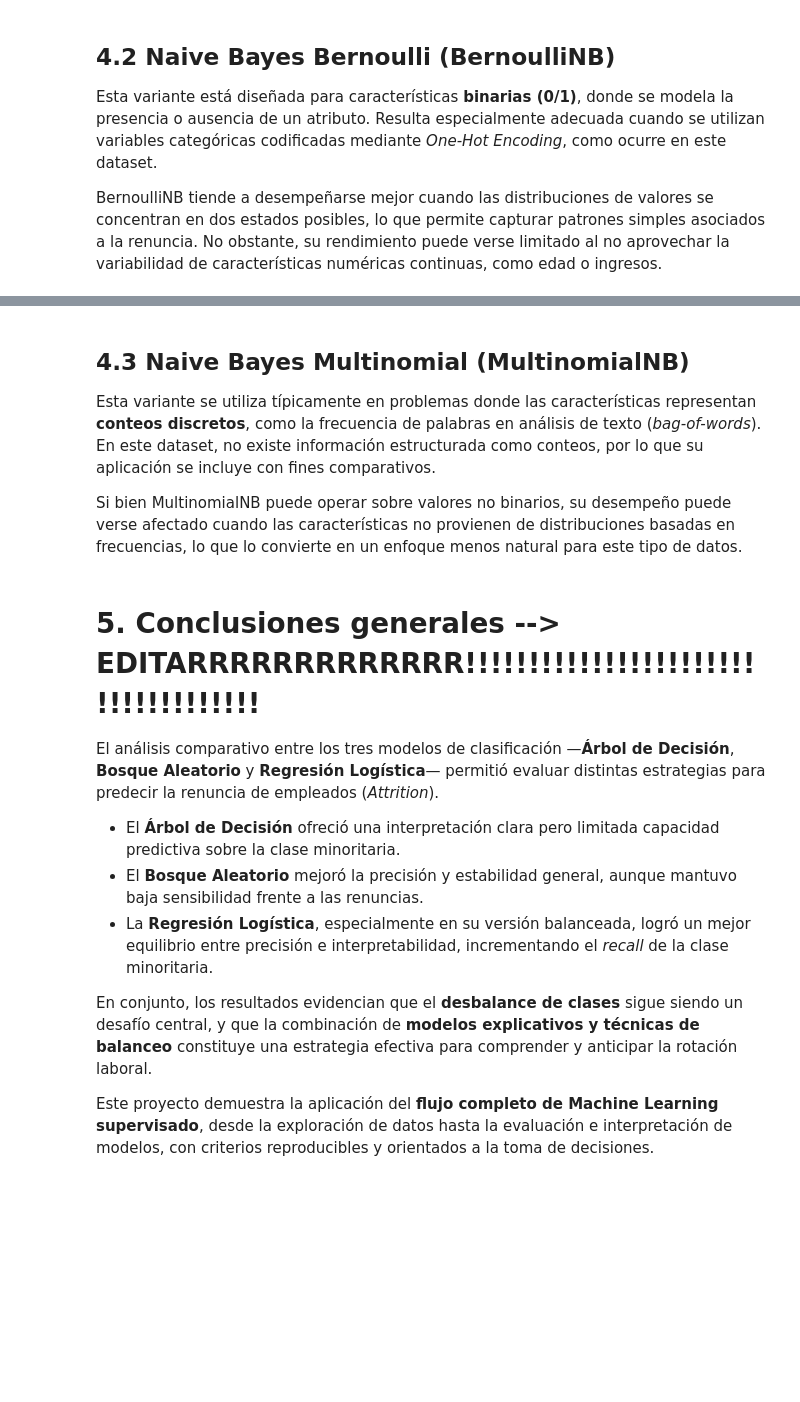
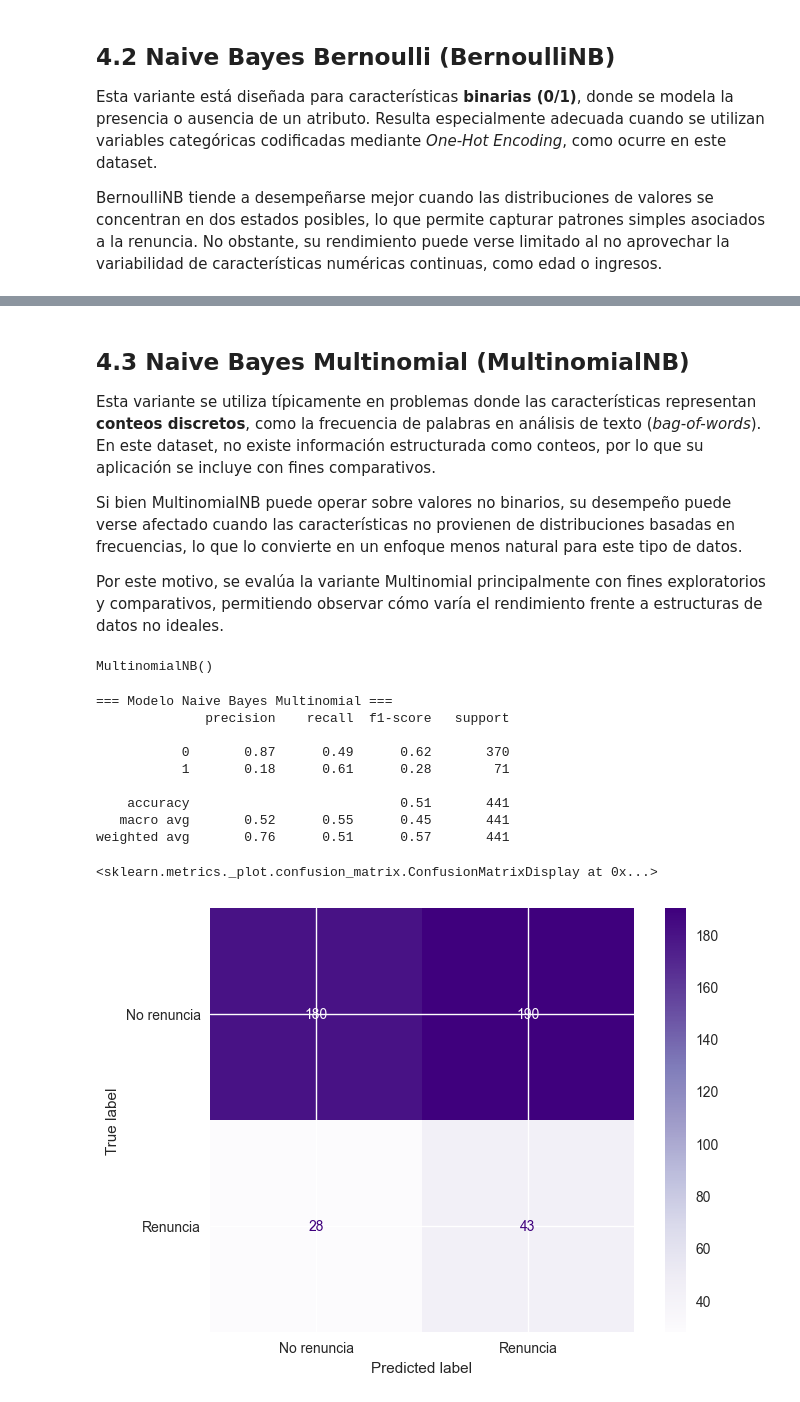
Before and after one commit to fernandezelias/HR_Attrition_NaiveBayes, a Jupyter notebook: HR_Attrition_NaiveBayes.ipynb, the cells around one changed output, grey strips where cells are left out. Cells and saved outputs as stored; diff of their text form; code cells hidden in the pictures; blank space fills up the shorter version.

```diff
--- a/HR_Attrition_NaiveBayes.ipynb
+++ b/HR_Attrition_NaiveBayes.ipynb
@@ -685,21 +770,39 @@ verse limitado al no aprovechar la variabilidad de características numéricas c
 ## 4.3 Naive Bayes Multinomial (MultinomialNB)
 
 Esta variante se utiliza típicamente en problemas donde las características representan **conteos discretos**,
-como la frecuencia de palabras en análisis de texto (*bag-of-words*). En este dataset, no existe información
-estructurada como conteos, por lo que su aplicación se incluye con fines comparativos.
+como la frecuencia de palabras en análisis de texto (*bag-of-words*). En este dataset, no existe información estructurada como conteos, por lo que su aplicación se incluye con fines comparativos.
 
-Si bien MultinomialNB puede operar sobre valores no binarios, su desempeño puede verse afectado cuando las
-características no provienen de distribuciones basadas en frecuencias, lo que lo convierte en un enfoque menos
-natural para este tipo de datos.
+Si bien MultinomialNB puede operar sobre valores no binarios, su desempeño puede verse afectado cuando las características no provienen de distribuciones basadas en frecuencias, lo que lo convierte en un enfoque menos natural para este tipo de datos.
+
+Por este motivo, se evalúa la variante Multinomial principalmente con fines exploratorios y comparativos, permitiendo observar cómo varía el rendimiento frente a estructuras de datos no ideales.
-# %% [markdown]
-# 5. Conclusiones generales --> EDITARRRRRRRRRRRRR!!!!!!!!!!!!!!!!!!!!!!!!!!!!!!!!!!!!
-
-El análisis comparativo entre los tres modelos de clasificación —**Árbol de Decisión**, **Bosque Aleatorio** y **Regresión Logística**— permitió evaluar distintas estrategias para predecir la renuncia de empleados (*Attrition*).
-
-- El **Árbol de Decisión** ofreció una interpretación clara pero limitada capacidad predictiva sobre la clase minoritaria.
-- El **Bosque Aleatorio** mejoró la precisión y estabilidad general, aunque mantuvo baja sensibilidad frente a las renuncias.
-- La **Regresión Logística**, especialmente en su versión balanceada, logró un mejor equilibrio entre precisión e interpretabilidad, incrementando el *recall* de la clase minoritaria.
-
-En conjunto, los resultados evidencian que el **desbalance de clases** sigue siendo un desafío central, y que la combinación de **modelos explicativos y técnicas de balanceo** constituye una estrategia efectiva para comprender y anticipar la rotación laboral.
-
-Este proyecto demuestra la aplicación del **flujo completo de Machine Learning supervisado**, desde la exploración de datos hasta la evaluación e interpretación de modelos, con criterios reproducibles y orientados a la toma de decisiones.
+# %%
+# --- Modelo Naive Bayes Multinomial ---
+model_nb_multinomial = MultinomialNB()
+model_nb_multinomial.fit(X_train, y_train)
+# %% [output]
+MultinomialNB()
+# %%
+# --- Predicciones ---
+# Se generan las predicciones sobre el conjunto de prueba (X_test).
+y_pred_nb_multinomial = model_nb_multinomial.predict(X_test)
+# %%
+# --- Evaluación del modelo Naive Bayes Multinomial ---
+
+print("=== Modelo Naive Bayes Multinomial ===")
+print(classification_report(y_test, y_pred_nb_multinomial))
+
+cm_nb_multinomial = confusion_matrix(y_test, y_pred_nb_multinomial)
+ConfusionMatrixDisplay(cm_nb_multinomial,
+                       display_labels=['No renuncia', 'Renuncia']).plot(cmap='Purples')
+# %% [output]
+=== Modelo Naive Bayes Multinomial ===
+              precision    recall  f1-score   support
+
+           0       0.87      0.49      0.62       370
+           1       0.18      0.61      0.28        71
+
+    accuracy                           0.51       441
+   macro avg       0.52      0.55      0.45       441
+weighted avg       0.76      0.51      0.57       441
+<sklearn.metrics._plot.confusion_matrix.ConfusionMatrixDisplay at 0x...>
+[figure, added]
```
Also changed, not shown: parts of 22 cells of this notebook.
